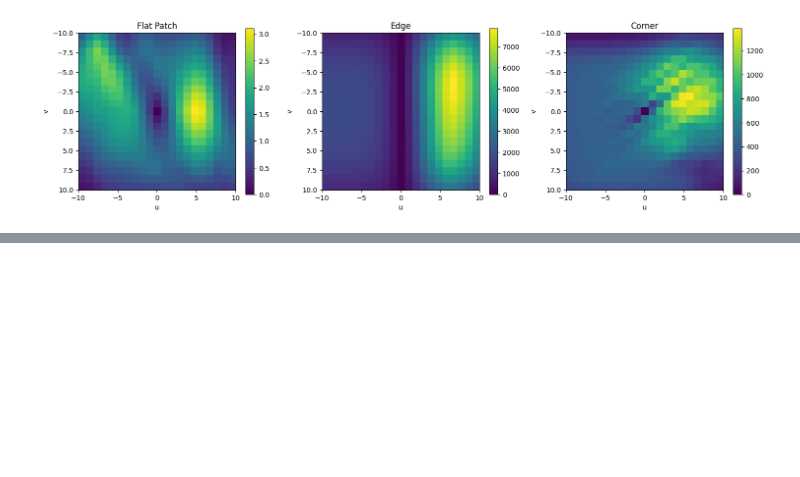
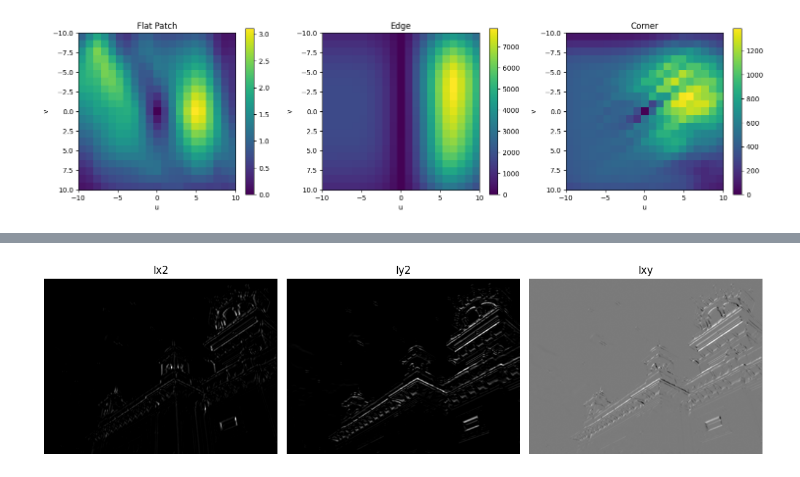
Before and after one commit to aryanj112/computer-vision, a Jupyter notebook: notebooks/harris-corner-detection.ipynb, the cells around one changed output, grey strips where cells are left out. Cells and saved outputs as stored; diff of their text form; code cells hidden in the pictures; blank space fills up the shorter version.

```diff
--- a/notebooks/harris-corner-detection.ipynb
+++ b/notebooks/harris-corner-detection.ipynb
@@ -282,0 +329,26 @@ plot_three_autocorrelations(
+# %%
+# Now we want to compute the values needed for the M matrix
+Ix2 = np.square(Ix)
+Iy2 = np.square(Iy)
+Ixy = Ix * Iy
+
+# Lets take a look at these
+fig, axs = plt.subplots(1, 3, figsize=(12,5))
+
+axs[0].imshow(Ix2, cmap="gray")
+axs[0].set_title("Ix2")
+axs[0].axis("off")
+
+axs[1].imshow(Iy2, cmap="gray")
+axs[1].set_title("Iy2")
+axs[1].axis("off")
+
+axs[2].imshow(Ixy, cmap="gray")
+axs[2].set_title("Ixy")
+axs[2].axis("off")
+
+plt.tight_layout()
+plt.savefig("../outputs/harris-corner-detection/ix2_iy2_ixy.png", bbox_inches="tight")
+plt.show()
+# %% [output]
+[figure, added]
```
Also changed, not shown: parts of 9 cells of this notebook, 4 other files.
